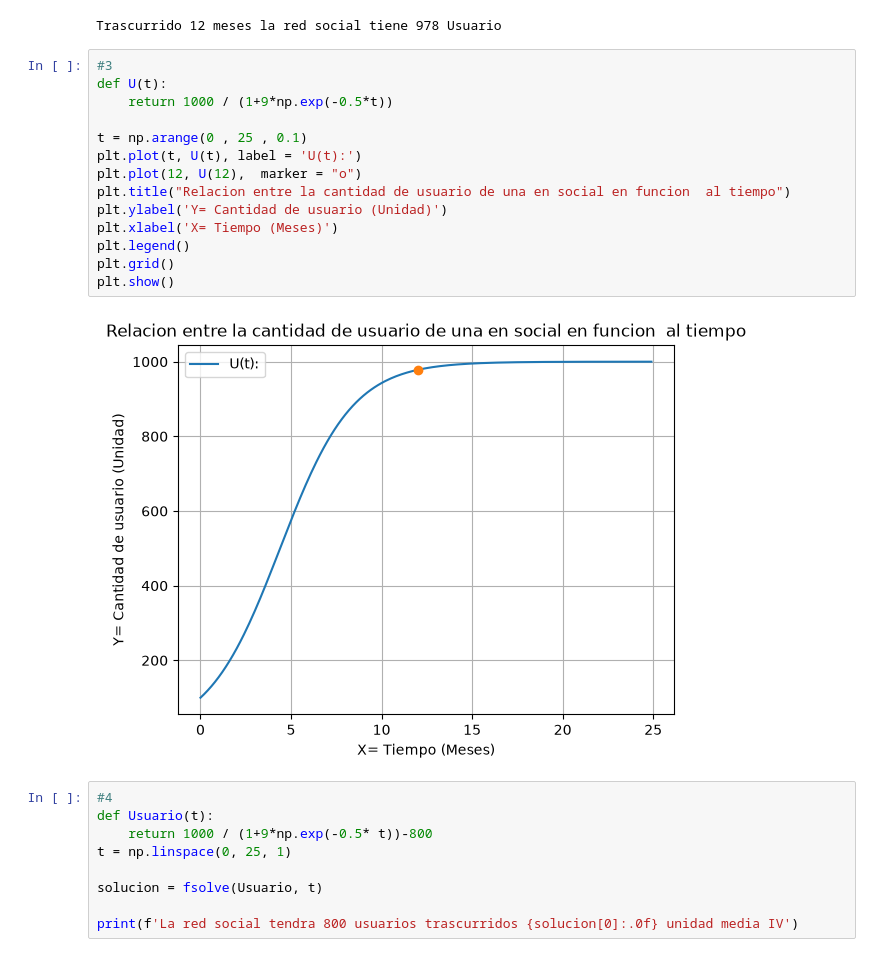
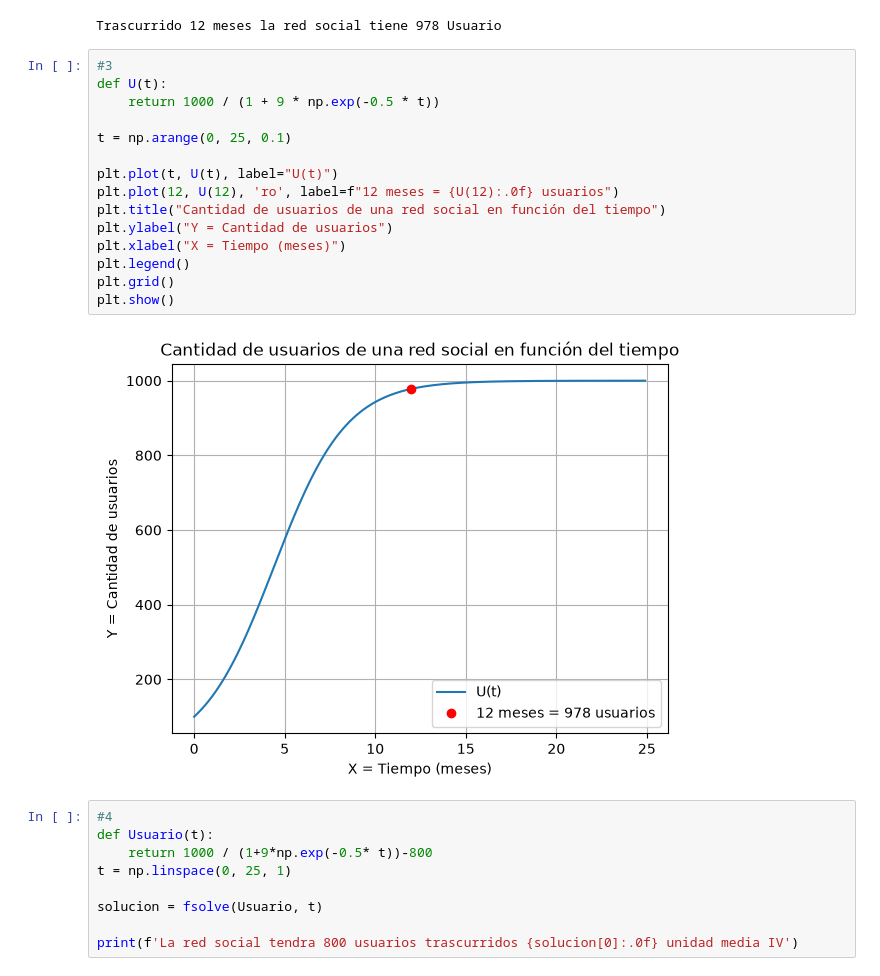
Before and after one commit to AleLagosP/Matematica-Aplicada-con-Python, a Jupyter notebook: Clase 1 - inrtroduccion/G1_Funciones.ipynb, the cells around one changed output. Cells and saved outputs as stored; diff of their text form.

```diff
--- a/Clase 1 - inrtroduccion/G1_Funciones.ipynb
+++ b/Clase 1 - inrtroduccion/G1_Funciones.ipynb
@@ -333,19 +333,20 @@ Trascurrido 12 meses la red social tiene 978 Usuario
 # %%
 #3
 def U(t):
-    return 1000 / (1+9*np.exp(-0.5*t))
+    return 1000 / (1 + 9 * np.exp(-0.5 * t))
 
-t = np.arange(0 , 25 , 0.1)
-plt.plot(t, U(t), label = 'U(t):')
-plt.plot(12, U(12),  marker = "o")
-plt.title("Relacion entre la cantidad de usuario de una en social en funcion  al tiempo")
-plt.ylabel('Y= Cantidad de usuario (Unidad)')
-plt.xlabel('X= Tiempo (Meses)')
+t = np.arange(0, 25, 0.1)
+
+plt.plot(t, U(t), label="U(t)")
+plt.plot(12, U(12), 'ro', label=f"12 meses = {U(12):.0f} usuarios")
+plt.title("Cantidad de usuarios de una red social en función del tiempo")
+plt.ylabel("Y = Cantidad de usuarios")
+plt.xlabel("X = Tiempo (meses)")
 plt.legend()
 plt.grid()
 plt.show()
 # %% [output]
-[figure, old version]
+[figure, new version]
 # %%
 #4
 def Usuario(t):
```
Also changed, not shown: parts of 1 cell of this notebook, 1 other file.
